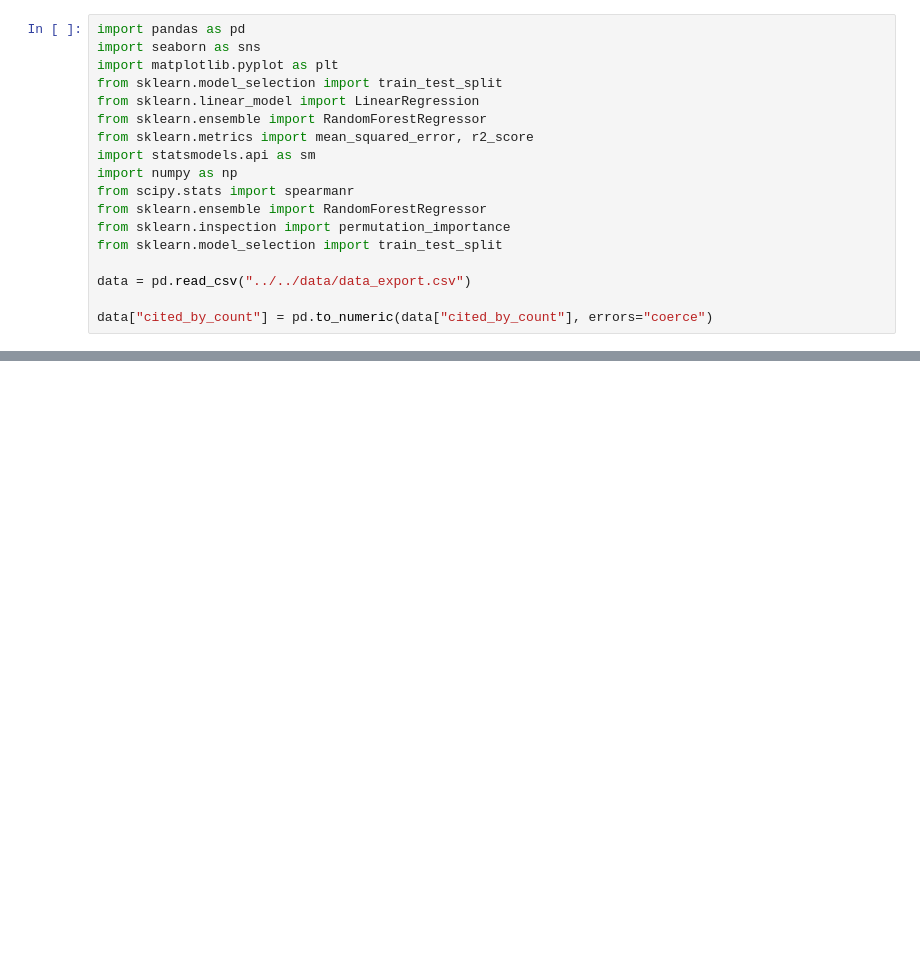
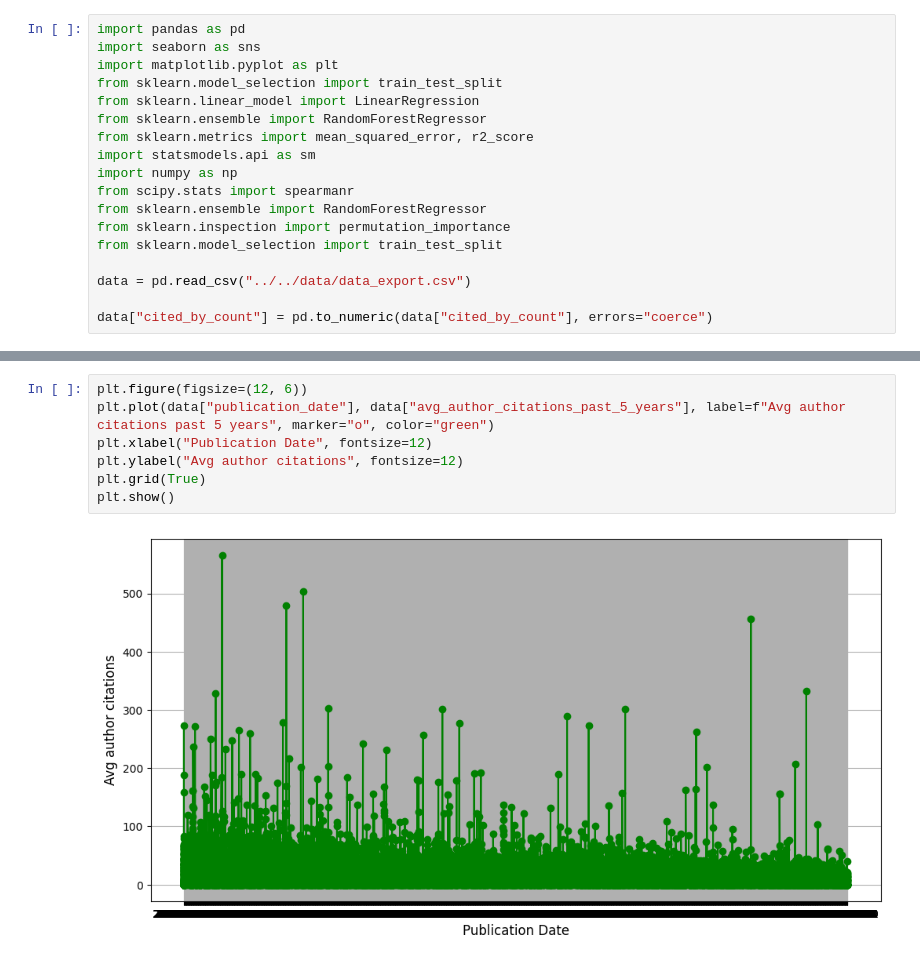
Before and after one commit to franekl/soccer-research-evolution, a Jupyter notebook: code/influence_on_citations/regression.ipynb, the cells around one changed output, grey strips where cells are left out. Drawn from its saved outputs; the diff is of its cells as text; blank space fills up the shorter version.

```diff
--- a/code/influence_on_citations/regression.ipynb
+++ b/code/influence_on_citations/regression.ipynb
@@ -82,0 +166,9 @@ plt.show()
+# %%
+plt.figure(figsize=(12, 6))
+plt.plot(data["publication_date"], data["avg_author_citations_past_5_years"], label=f"Avg author citations past 5 years", marker="o", color="green")
+plt.xlabel("Publication Date", fontsize=12)
+plt.ylabel("Avg author citations", fontsize=12)
+plt.grid(True)
+plt.show()
+# %% [output]
+[figure, added]
```
Also changed, not shown: parts of 7 cells of this notebook, 4 other files.
